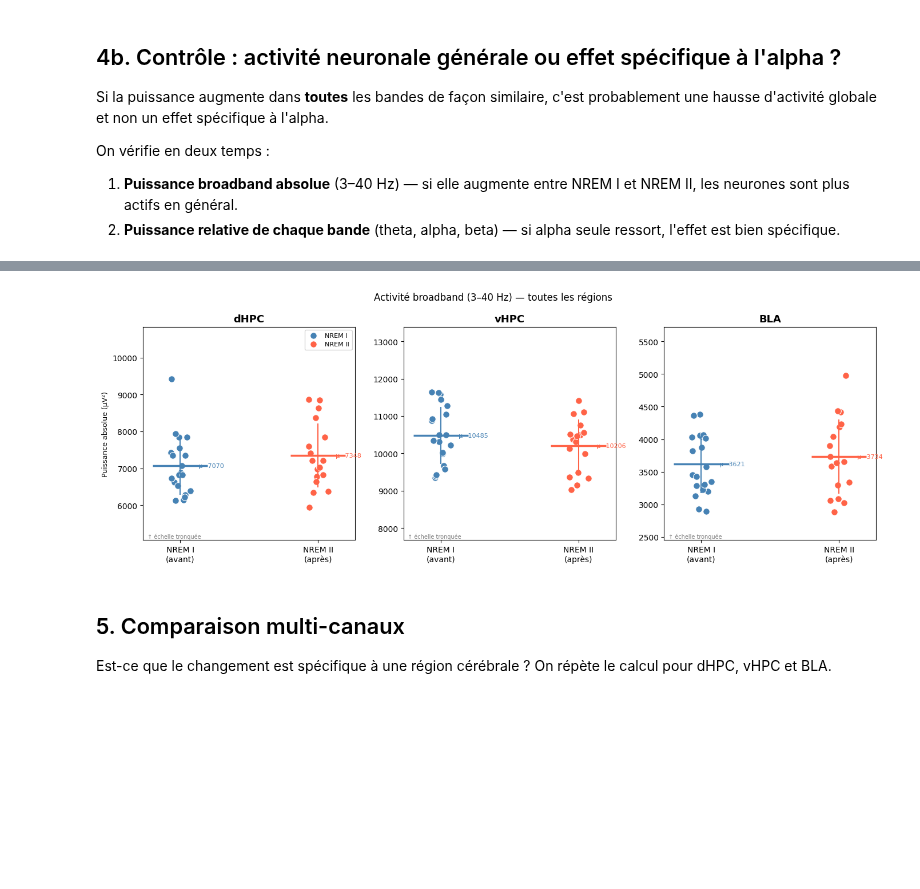
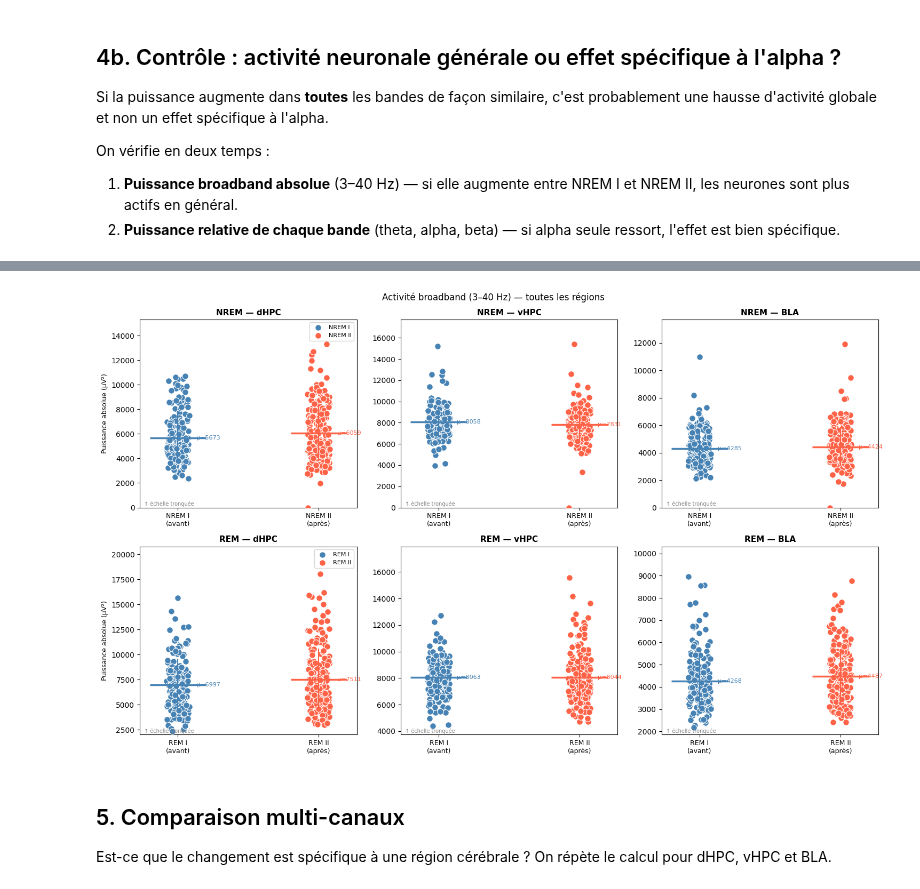
Before and after one commit to Gabbag2/health_hackathon, a Jupyter notebook: alpha_sleep_comparison.ipynb, the cells around one changed output, grey strips where cells are left out. Saved outputs shown, nothing was run; the diff lists cells and outputs as text; code cells hidden in the pictures; blank space fills up the shorter version.

Commit message:
Comparaison NREM REM

```diff
--- a/alpha_sleep_comparison.ipynb
+++ b/alpha_sleep_comparison.ipynb
@@ -28,7 +28,7 @@ FS = 1250  # Hz — sampling frequency
 # %% [markdown]
 ## 1. Chargement des données
 # %%
-df = pd.read_pickle("data\\lfp_epochs_with_spikes_by_region-av-2.pkl")
+df = pd.read_pickle("data/lfp_epochs_with_spikes_by_region-rw-2.pkl")
 
 print("Epoch labels disponibles :", sorted(df["epoch_label"].unique()))
 print()
@@ -53,13 +53,9 @@ REM II           17.0            1550.0             91.2
 # %%
-# Séparer les epochs NREM avant et après la tâche
 nrem1 = df[df["epoch_label"] == "NREM I"].reset_index(drop=True)
 nrem2 = df[df["epoch_label"] == "NREM II"].reset_index(drop=True)
+rem1  = df[df["epoch_label"] == "REM I"].reset_index(drop=True)
+rem2  = df[df["epoch_label"] == "REM II"].reset_index(drop=True)
 
-print(f"NREM I  : {len(nrem1)} epochs")
-for _, r in nrem1.iterrows():
-    print(f"  idx={r['epoch_idx']}  durée={r['t_end']-r['t_start']:.0f}s")
-
-print(f"\nNREM II : {len(nrem2)} epochs")
-for _, r in nrem2.iterrows():
-    print(f"  idx={r['epoch_idx']}  durée={r['t_end']-r['t_start']:.0f}s")
+for name, grp in [("NREM I", nrem1), ("NREM II", nrem2), ("REM I", rem1), ("REM II", rem2)]:
+    print(f"{name} : {len(grp)} epochs — durées : {[int(r['t_end']-r['t_start']) for _, r in grp.iterrows()]} s")
 # %% [output]
@@ -356,54 +447,50 @@ for band in band_names:
 # %%
-channels      = ["dHPC_lfp", "vHPC_lfp", "bla_lfp"]
-channel_labels = ["dHPC",    "vHPC",     "BLA"]
-BROADBAND = (3, 40)  # Hz — pour calculer la puissance totale dans ce range
+channels       = ["dHPC_lfp", "vHPC_lfp", "bla_lfp"]
+channel_labels = ["dHPC",     "vHPC",     "BLA"]
 
-broad_by_ch = {}
-for ch in channels:
-    _, psds_pre_ch  = epoch_psds(nrem1, channel=ch)
-    _, psds_post_ch = epoch_psds(nrem2, channel=ch)
-    broad_mask = (freqs >= BROADBAND[0]) & (freqs <= BROADBAND[1])
-    broad_by_ch[ch] = {
-        "pre":  psds_pre_ch[:,  broad_mask].sum(axis=1),
-        "post": psds_post_ch[:, broad_mask].sum(axis=1),
-    }
+fig, axes = plt.subplots(2, 3, figsize=(15, 9))
 
-fig, axes = plt.subplots(1, 3, figsize=(14, 5))
+for row, sleep_type in enumerate(["NREM", "REM"]):
+    for col, (ch, ch_label) in enumerate(zip(channels, channel_labels)):
+        ax   = axes[row, col]
+        # Read from cache — no recomputation
+        pre  = psd_cache[(f"{sleep_type} I",  ch)]
+        post = psd_cache[(f"{sleep_type} II", ch)]
 
-for ax, ch, label in zip(axes, channels, channel_labels):
-    pre  = broad_by_ch[ch]["pre"]
-    post = broad_by_ch[ch]["post"]
+        broad_mask = (freqs >= BROADBAND[0]) & (freqs <= BROADBAND[1])
+        broad_pre  = pre[:,  broad_mask].sum(axis=1)
+        broad_post = post[:, broad_mask].sum(axis=1)
 
-    for x_pos, vals, color, cond in [
-        (0, pre,  "steelblue", "NREM I"),
-        (1, post, "tomato",    "NREM II"),
-    ]:
-        jitter = np.random.default_rng(3).uniform(-0.08, 0.08, size=len(vals))
-        ax.scatter(x_pos + jitter, vals, color=color, s=70,
-                   edgecolors="white", lw=0.8, zorder=3, label=cond)
-        mean, std = vals.mean(), vals.std()
-        ax.hlines(mean, x_pos - 0.2, x_pos + 0.2, colors=color, lw=2.5, zorder=4)
-        ax.vlines(x_pos, mean - std,  mean + std,  colors=color, lw=1.5, zorder=4)
-        ax.annotate(f"μ={mean:.0f}", xy=(x_pos + 0.13, mean),
-                    fontsize=8, color=color, va="center")
+        for x_pos, vals, color, cond in [
+            (0, broad_pre,  "steelblue", f"{sleep_type} I"),
+            (1, broad_post, "tomato",    f"{sleep_type} II"),
+        ]:
+            jitter = np.random.default_rng(3).uniform(-0.08, 0.08, size=len(vals))
+            ax.scatter(x_pos + jitter, vals, color=color, s=70,
+                       edgecolors="white", lw=0.8, zorder=3, label=cond)
+            mean, std = vals.mean(), vals.std()
+            ax.hlines(mean, x_pos - 0.2, x_pos + 0.2, colors=color, lw=2.5, zorder=4)
+            ax.vlines(x_pos, mean - std,  mean + std,  colors=color, lw=1.5, zorder=4)
+            ax.annotate(f"μ={mean:.0f}", xy=(x_pos + 0.13, mean),
+                        fontsize=8, color=color, va="center")
 
-    all_vals = np.concatenate([pre, post])
-    ax.set_ylim(all_vals.min() * 0.85, all_vals.max() * 1.15)
-    ax.set_xticks([0, 1])
-    ax.set_xticklabels(["NREM I\n(avant)", "NREM II\n(après)"], fontsize=10)
-    ax.set_title(label, fontsize=13, fontweight="bold")
-    ax.set_ylabel("Puissance absolue (µV²)" if ch == channels[0] else "", fontsize=9)
-    ax.annotate("↑ échelle tronquée", xy=(0.02, 0.01), xycoords="axes fraction",
-                fontsize=7, color="grey")
-    if ch == channels[0]:
-        ax.legend(fontsize=8)
+        all_vals = np.concatenate([broad_pre, broad_post])
+        ax.set_ylim(all_vals.min() * 0.85, all_vals.max() * 1.15)
+        ax.set_xticks([0, 1])
+        ax.set_xticklabels([f"{sleep_type} I\n(avant)", f"{sleep_type} II\n(après)"], fontsize=9)
+        ax.set_title(f"{sleep_type} — {ch_label}", fontsize=11, fontweight="bold")
+        ax.set_ylabel("Puissance absolue (µV²)" if col == 0 else "", fontsize=9)
+        ax.annotate("↑ échelle tronquée", xy=(0.02, 0.01), xycoords="axes fraction",
+                    fontsize=7, color="grey")
+        if col == 0:
+            ax.legend(fontsize=8)
 
 plt.suptitle(f"Activité broadband ({BROADBAND[0]}–{BROADBAND[1]} Hz) — toutes les régions",
              fontsize=12)
 plt.tight_layout()
 plt.show()
 # %% [output]
-[figure, old version]
+[figure, new version]
 # %% [markdown]
 ## 5. Comparaison multi-canaux
 
```
Also changed, not shown: parts of 12 cells of this notebook, 1 other file.
